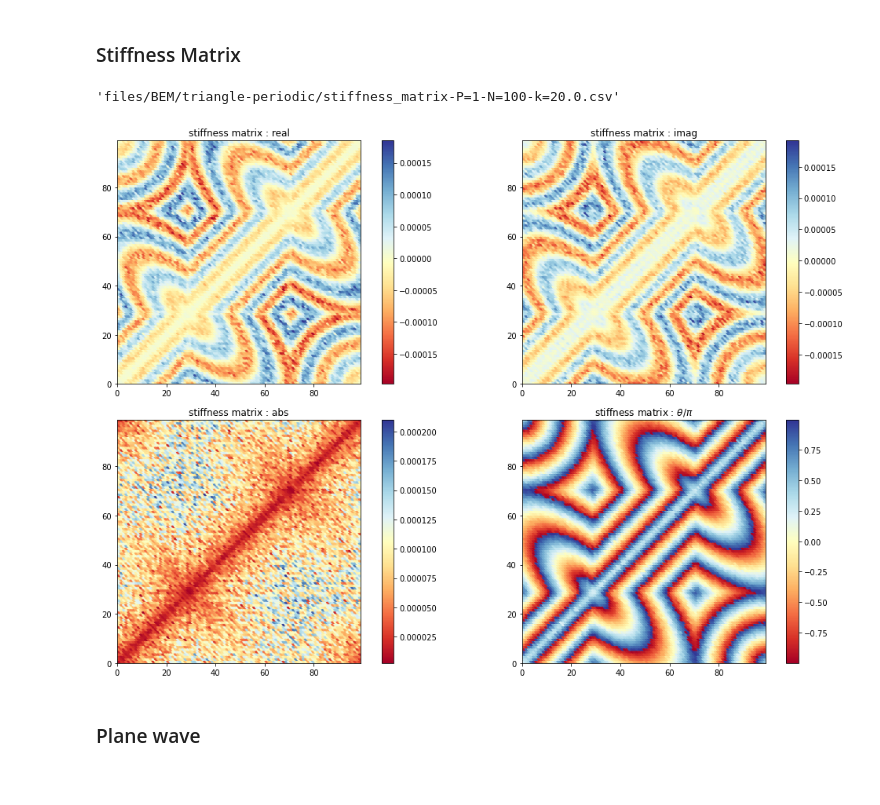
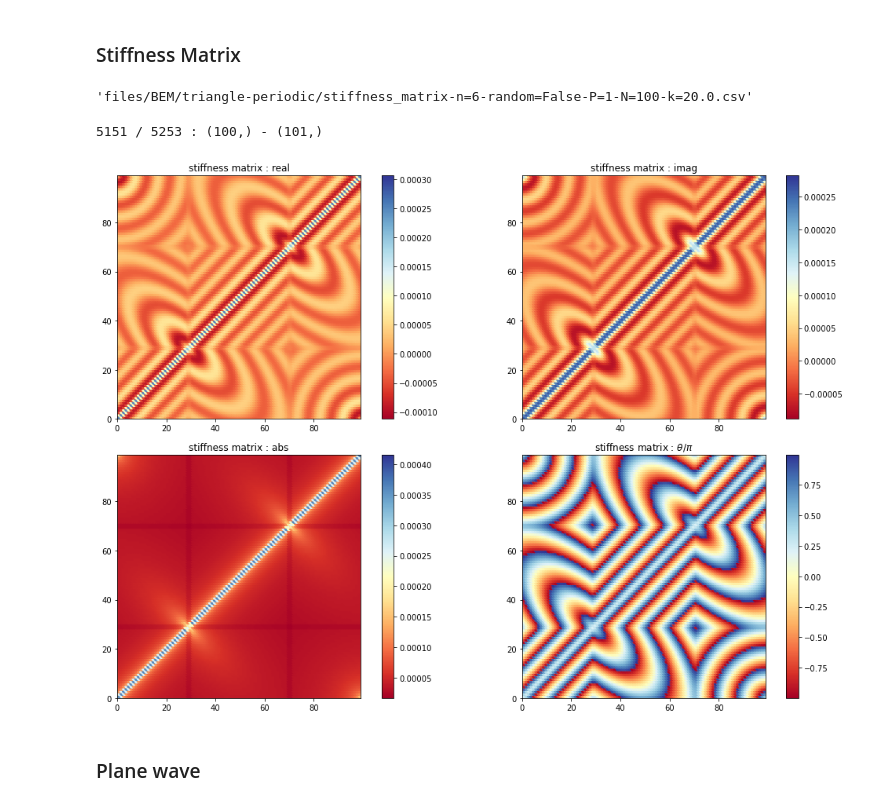
Before and after one commit to EliaStocco/Bspline, a Jupyter notebook: python/BEM-triangle.ipynb, the cells around one changed output. Saved outputs shown, nothing was run; the diff lists cells and outputs as text; code cells hidden in the pictures.

```diff
--- a/python/BEM-triangle.ipynb
+++ b/python/BEM-triangle.ipynb
@@ -77,6 +84,7 @@ knots             :  [-0.01  0.    0.01  0.02  0.03  0.04  0.05  0.06  0.07  0.0
 # %%
 file_dir = "files/BEM/triangle-periodic/"
 suffix = "P="+str(P)+"-N="+str(N)+"-k="+str(wavevector)+".csv"
+suffix_png = "P="+str(P)+"-N="+str(N)+"-k="+str(wavevector)+".png"
 # %%
 x0 = -0.5
 y0 =  -0.5
@@ -175,24 +183,26 @@ plt.show()
 # %% [markdown]
 ### Stiffness Matrix
 # %%
-file = file_dir+"stiffness_matrix-"+suffix
+file = file_dir+"stiffness_matrix-n=6-random=False-"+suffix
 file
 # %% [output]
-'files/BEM/triangle-periodic/stiffness_matrix-P=1-N=100-k=20.0.csv'
+'files/BEM/triangle-periodic/stiffness_matrix-n=6-random=False-P=1-N=100-k=20.0.csv'
 # %%
-READ = True
-SAVE = False
+READ = False
+SAVE = True
 if os.path.exists(file) and READ == True :
     sm = bs.load("sm-BEM",file)
 else :
     sm,out = bs.stiffness_matrix_BEM(k=wavevector,\
-                                     opts={"print":True,"return_both":True,"ready_sm_BEM":False})
+                opts={"print":True,"N":[6],"return_both":True,"ready_sm_BEM":False,"random":False})
     if SAVE == True :
         bs.save("sm-BEM",file)
 #sm
+# %% [output]
+5151 / 5253 : (100,) - (101,)
 # %%
 #
-def plot_matrix(sm):
+def plot_matrix(sm,file_png=None):
     #
     sm2 = sm.copy()
     sm2["index"] = sm2.index
@@ -251,5 +261,6 @@ def plot_matrix(sm):
     plt.title("stiffness matrix : $\\theta / \pi$")
 
     plt.tight_layout()
-    plt.savefig("non-per.png")
+    if file_png is not None :
+        plt.savefig(file_png)
     plt.show()
@@ -258,7 +267,8 @@ def plot_matrix(sm):
-# %%
-plot_matrix(sm)
-# %% [output]
-[figure, removed]
+# %%
+file_png = file_dir+"stiffness_matrix-n=6-random=False-"+suffix_png
+plot_matrix(sm,file_png)
+# %% [output]
+[figure, added]
 # %% [markdown]
 ### Plane wave
 # %%
```
Also changed, not shown: parts of 18 cells of this notebook, 30 other files.
